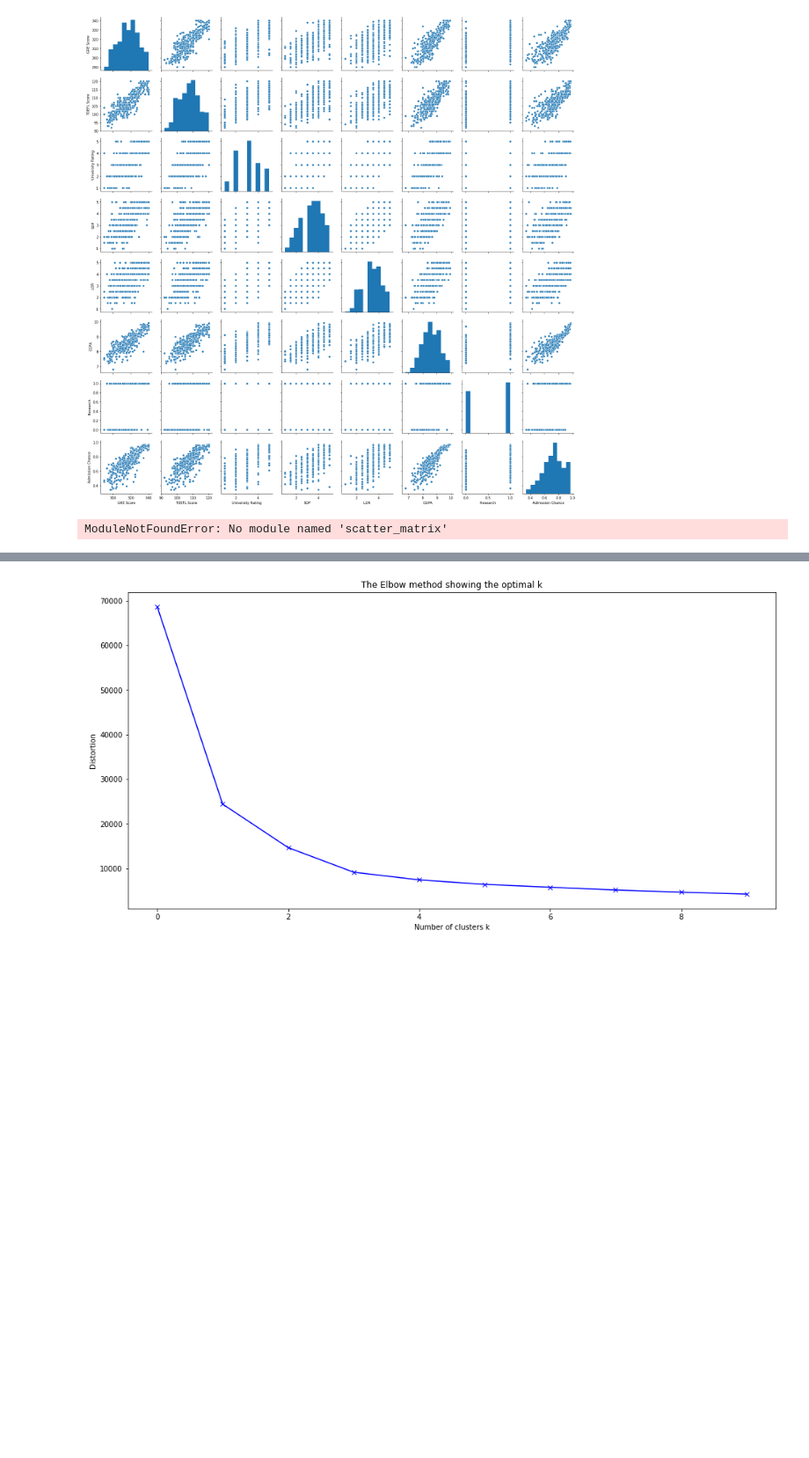
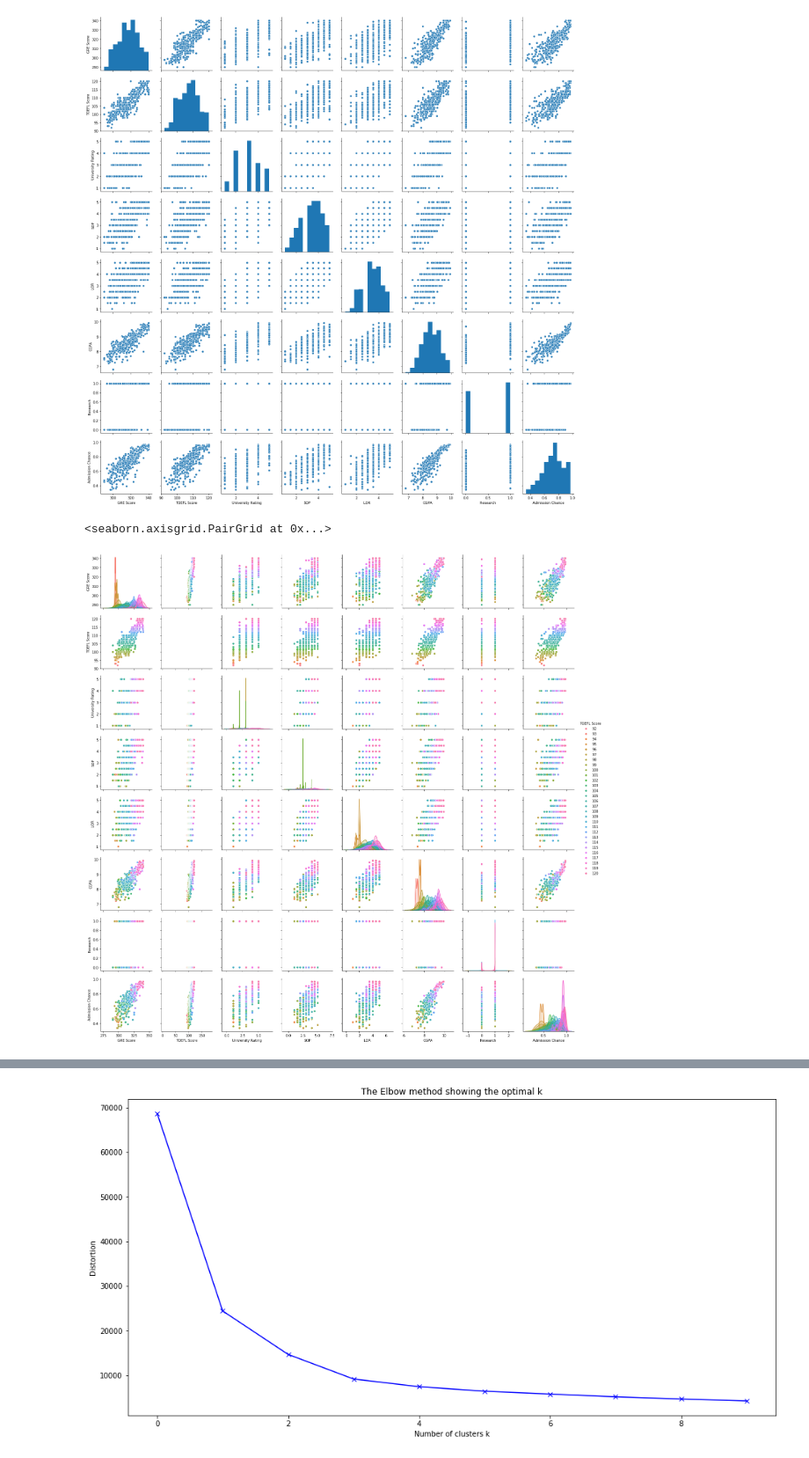
Before and after one commit to kabalord/clustering, a Jupyter notebook: entrainementclustering/clusteringAdmission.ipynb, the cells around one changed output, grey strips where cells are left out. Shown at 88% size. Saved outputs shown, nothing was run; the diff lists cells and outputs as text; code cells hidden in the pictures; blank space fills up the shorter version.

Commit message:
differents scatter plots

```diff
--- a/entrainementclustering/clusteringAdmission.ipynb
+++ b/entrainementclustering/clusteringAdmission.ipynb
@@ -48,8 +48,8 @@ sns.pairplot(Admission)
 # %% [output]
 <seaborn.axisgrid.PairGrid at 0x...>
 [figure]
-# %%
-from pandas.tools.plotting import scatter_matrix
-scatter_matrix(Admission,figsize=(9,9))
-# %% [output]
-ModuleNotFoundError: No module named 'scatter_matrix'
+# %%
+sns.pairplot(Admission, hue="TOEFL Score")
+# %% [output]
+<seaborn.axisgrid.PairGrid at 0x...>
+[figure, added]
```
Also changed, not shown: parts of 2 cells of this notebook.
